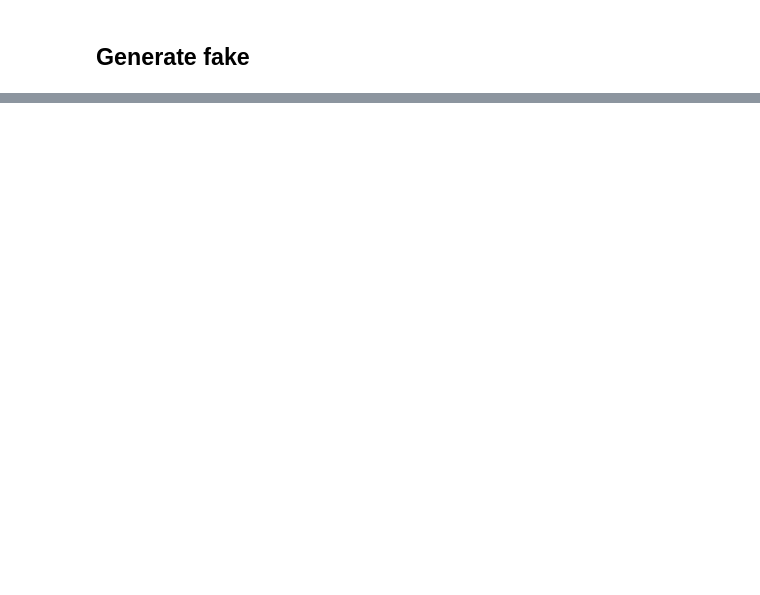
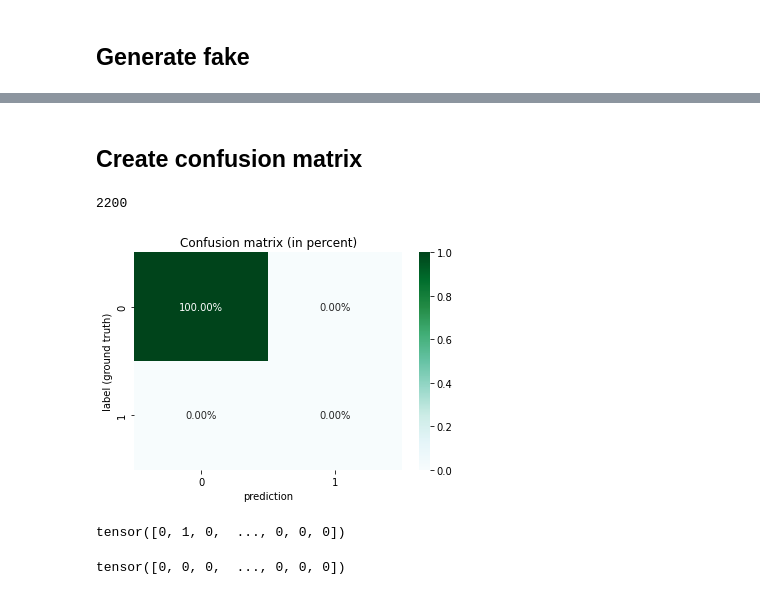
Before and after one commit to anderssegerlund/Machine-Learning, a Jupyter notebook: Car-volt mock data/Generate fake car volt data.ipynb, the cells around one changed output, grey strips where cells are left out. Drawn from its saved outputs; the diff is of its cells as text; code cells hidden in the pictures; blank space fills up the shorter version.

Commit message:
Creating Confusion matrix

```diff
--- a/Car-volt mock data/Generate fake car volt data.ipynb
+++ b/Car-volt mock data/Generate fake car volt data.ipynb
@@ -341,0 +338,40 @@ print("Test i testbranch")
+# %% [markdown]
+## Create confusion matrix
+# %%
+len(test_set)
+# %% [output]
+2200
+# %%
+test_loader_all = DataLoader(dataset=test_set, batch_size=len(test_set), shuffle=True,drop_last=True)
+# %%
+with torch.no_grad():
+    correct = 0
+    for X_test, y_test in test_loader_all:
+        y_val = model(X_test.view(len(test_set),-1))
+        predicted = torch.max(y_val,1)[1]
+        correct += (predicted == y_test).sum()
+
+# Create confusion matrix
+arr = confusion_matrix(y_test.view(-1), predicted.view(-1))
+
+arr2 = np.zeros([2,2])
+arr2[0] = (arr[0]/arr[0].sum()).astype(int)
+arr2[1] = (arr[1]/arr[1].sum()).astype(int)
+
+df_cm = pd.DataFrame(arr2)
+#sns.heatmap(df_cm, annot=True, cmap="BuGn")
+sns.heatmap(df_cm, annot=True, cmap="BuGn",fmt='.2%')
+plt.xlabel("prediction")
+plt.ylabel("label (ground truth)")
+plt.title("Confusion matrix (in percent)")
+plt.show()
+# %% [output]
+[figure, added]
+# %%
+y_test
+# %% [output]
+tensor([0, 1, 0,  ..., 0, 0, 0])
+# %%
+predicted
+# %% [output]
+tensor([0, 0, 0,  ..., 0, 0, 0])
```
Also changed, not shown: parts of 18 cells of this notebook.
